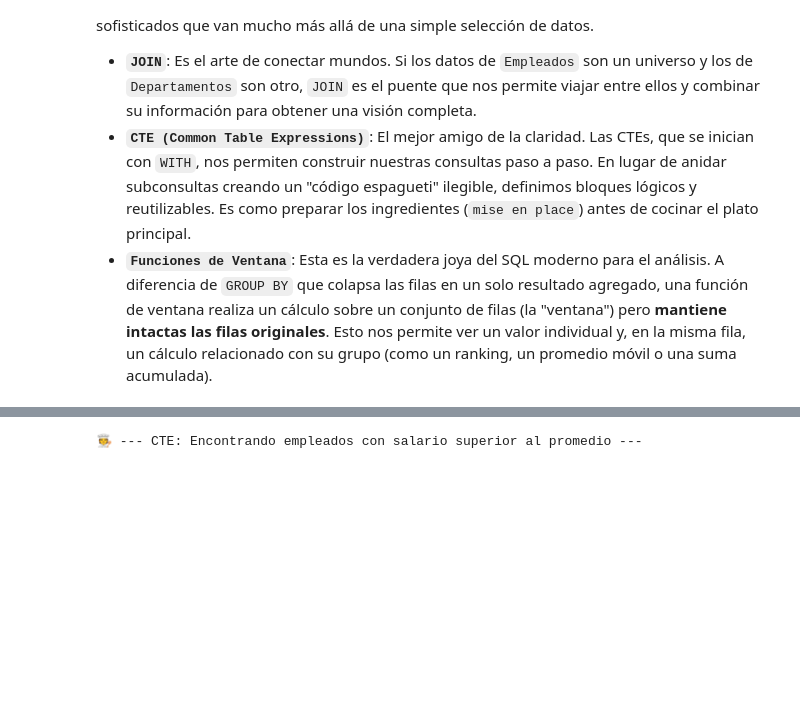
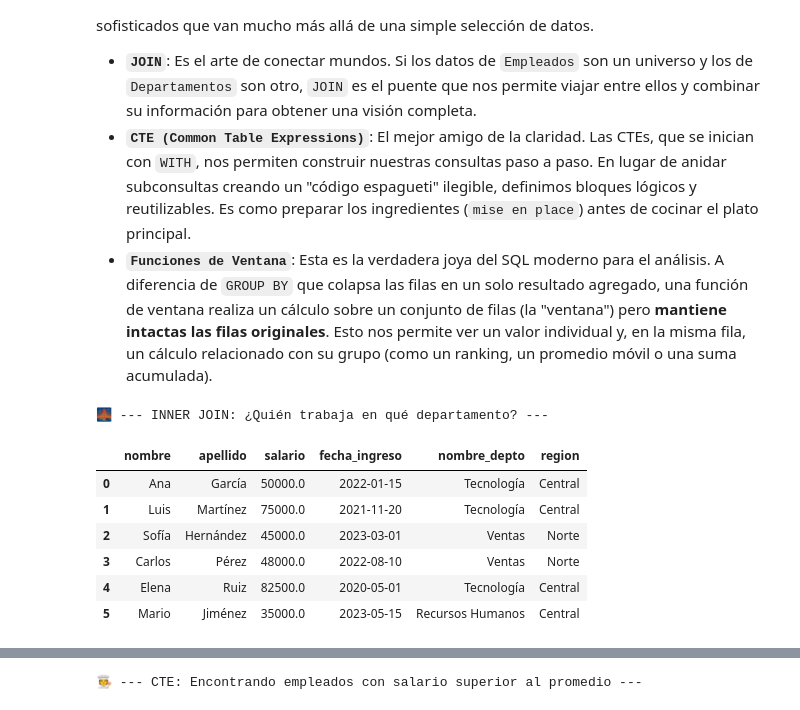
Before and after one commit to Lauvo48/clase1, a Jupyter notebook: Código/SQL_Class.ipynb, the cells around one changed output, grey strips where cells are left out. Cells and saved outputs as stored; diff of their text form; code cells hidden in the pictures; blank space fills up the shorter version.

```diff
--- a/Código/SQL_Class.ipynb
+++ b/Código/SQL_Class.ipynb
@@ -224,4 +351,36 @@ Ya somos buenos operadores, ahora convirtámonos en analistas de datos. Aquí es
 * **`JOIN`**: Es el arte de conectar mundos. Si los datos de `Empleados` son un universo y los de `Departamentos` son otro, `JOIN` es el puente que nos permite viajar entre ellos y combinar su información para obtener una visión completa.
 * **`CTE (Common Table Expressions)`**: El mejor amigo de la claridad. Las CTEs, que se inician con `WITH`, nos permiten construir nuestras consultas paso a paso. En lugar de anidar subconsultas creando un "código espagueti" ilegible, definimos bloques lógicos y reutilizables. Es como preparar los ingredientes (`mise en place`) antes de cocinar el plato principal.
 * **`Funciones de Ventana`**: Esta es la verdadera joya del SQL moderno para el análisis. A diferencia de `GROUP BY` que colapsa las filas en un solo resultado agregado, una función de ventana realiza un cálculo sobre un conjunto de filas (la "ventana") pero **mantiene intactas las filas originales**. Esto nos permite ver un valor individual y, en la misma fila, un cálculo relacionado con su grupo (como un ranking, un promedio móvil o una suma acumulada).
+# %%
+# ===================================================================
+# PASO 4: EJECUTANDO CONSULTAS AVANZADAS
+# ===================================================================
+
+# 4.1. JOINs: Cruzando información para obtener respuestas completas. ## JOIN unir una tabla con otra
+## LLAME E TABLA DE EMPLEADOS Y D TABLA DE DEPARTAMENTOS
+
+print("🌉 --- INNER JOIN: ¿Quién trabaja en qué departamento? ---")
+query_inner = """
+SELECT
+    e.nombre,
+    e.apellido,
+    e.salario,
+    e.fecha_ingreso,
+    d.nombre_depto,
+    d.region
+FROM
+    Empleados e
+INNER JOIN
+    Departamentos d ON e.id_depto = d.id_depto; -- La condición que forma el puente
+"""
+ejecutar_sql(query_inner)
+# %% [output]
+🌉 --- INNER JOIN: ¿Quién trabaja en qué departamento? ---
+|  | nombre | apellido | salario | fecha_ingreso | nombre_depto | region |
+| 0 | Ana | García | 50000.0 | 2022-01-15 | Tecnología | Central |
+| 1 | Luis | Martínez | 75000.0 | 2021-11-20 | Tecnología | Central |
+| 2 | Sofía | Hernández | 45000.0 | 2023-03-01 | Ventas | Norte |
+| 3 | Carlos | Pérez | 48000.0 | 2022-08-10 | Ventas | Norte |
+| 4 | Elena | Ruiz | 82500.0 | 2020-05-01 | Tecnología | Central |
+| 5 | Mario | Jiménez | 35000.0 | 2023-05-15 | Recursos Humanos | Central |
 # %%
```
Also changed, not shown: parts of 35 cells of this notebook, 4 other files.
